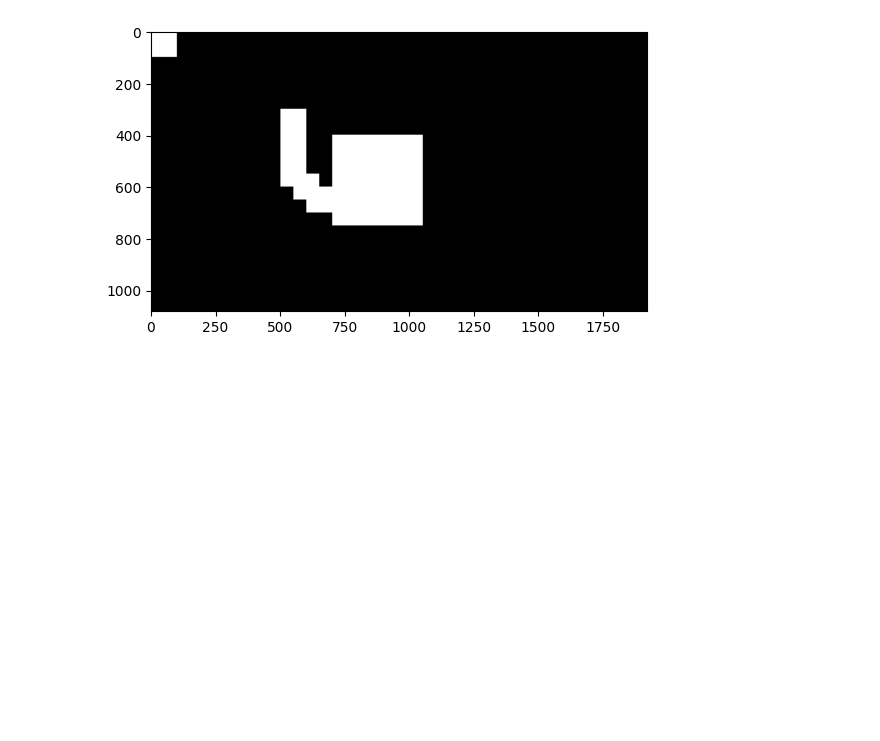
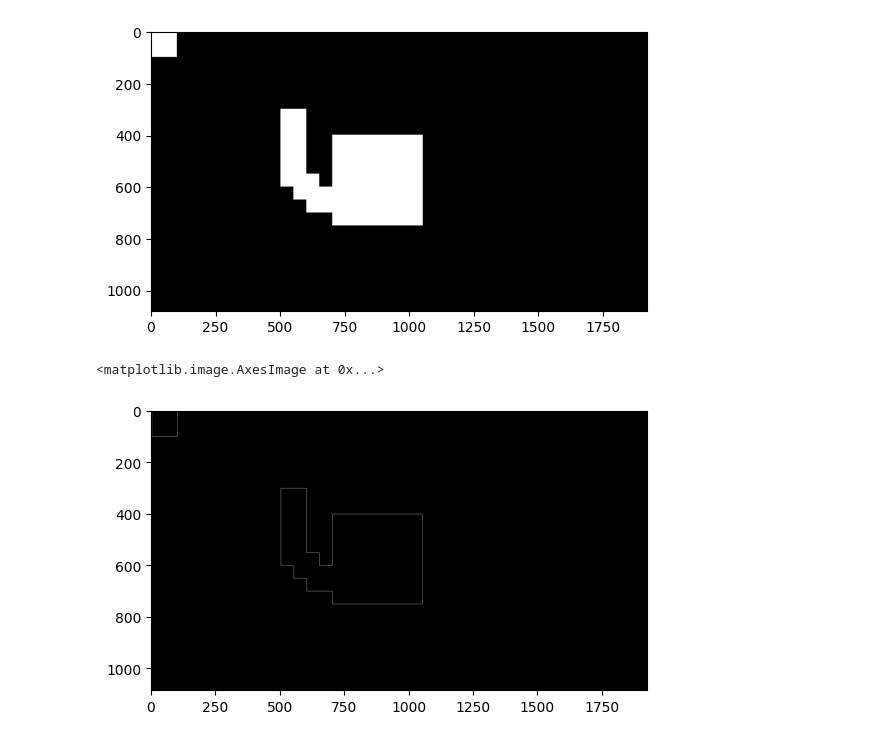
Before and after one commit to edvart-ros/PCL_CV, a Jupyter notebook: mask_to_perimeter.ipynb, the cells around one changed output. Drawn from its saved outputs; the diff is of its cells as text; code cells hidden in the pictures; blank space fills up the shorter version.

Commit message:
plot perimeter

```diff
--- a/mask_to_perimeter.ipynb
+++ b/mask_to_perimeter.ipynb
@@ -38,15 +38,18 @@ plt.imshow(mask, cmap='gray')
 # %%
 border = np.zeros_like(mask)
 rows, cols = mask.shape
 
 for i in range(rows):
     for j in range(cols):
         if (j == 0 or j == cols-1) or (i == 0 or i == rows-1):
             if mask[i, j]:
                 border[i, j] = 1
 
         elif mask[i, j] and not all((mask[i, j-1], mask[i, j+1], mask[i+1, j], mask[i-1, j])):
             border[i, j] = 1
 
 
-#plt.imshow(border, cmap='gray')
+plt.imshow(border, cmap='gray')
+# %% [output]
+<matplotlib.image.AxesImage at 0x...>
+[figure, added]
```
